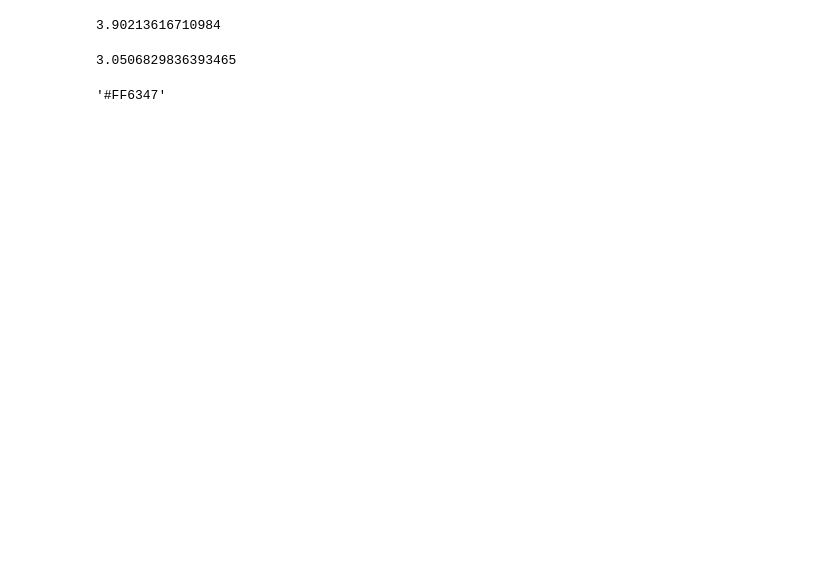
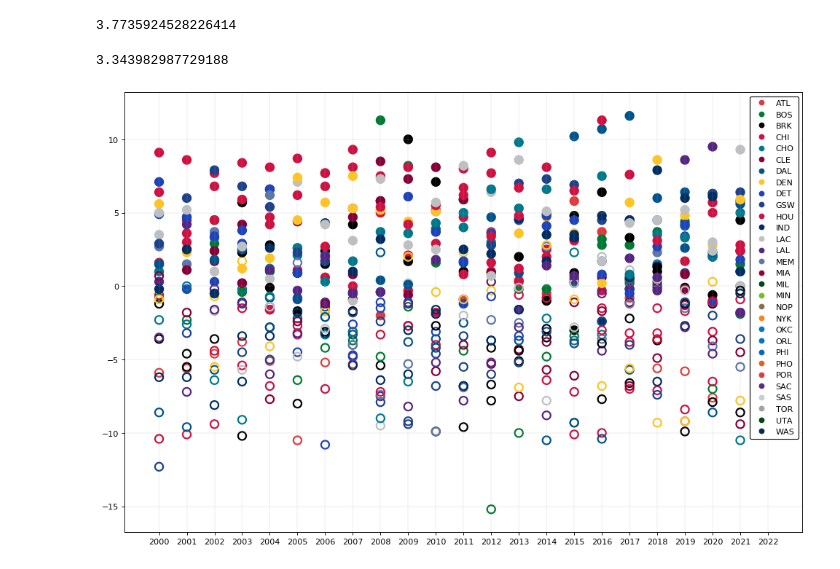
Before and after one commit to mibrahimfm/NBA-analysis, a Jupyter notebook: Net_Rating_Analysys.ipynb, the cells around one changed output. Saved outputs shown, nothing was run; the diff lists cells and outputs as text; code cells hidden in the pictures; blank space fills up the shorter version.

```diff
--- a/Net_Rating_Analysys.ipynb
+++ b/Net_Rating_Analysys.ipynb
@@ -227,17 +222,14 @@ print(teams_above_avg)
 # %%
 teams_net_rating = {}
 
-for team in CURRENT_TEAMS:
+for team in UC.CURRENT_TEAMS:
     teams_net_rating[team] = [[], []]
 
-for team in CURRENT_TEAMS:
+for team in UC.CURRENT_TEAMS:
     for ratings in rating_diff_by_seasons:
         team_in_rating = list(filter(lambda x: x[0] == team, ratings))
-        print(team_in_rating)
         if team_in_rating:
             net_rating = team_in_rating[0][1][0]
             made_playoffs = team_in_rating[0][1][1]
             teams_net_rating[team][0].append(net_rating)
             teams_net_rating[team][1].append(made_playoffs)
-
-teams_net_rating["BRK"]
@@ -279,14 +236,13 @@ teams_net_rating["BRK"]
 # %%
 team_playoff_counter = {}
 
-for team in CURRENT_TEAMS:
+for team in UC.CURRENT_TEAMS:
     team_playoff_counter[team] = 0
 
-for i in range(len(SEASONS)):
+for i in range(len(UC.SEASONS)):
     for index, row in adv_team_dfs[i].iterrows():
-        if row["Team"] in CURRENT_TEAMS:
+        if row["Team"] in UC.CURRENT_TEAMS:
             if row["Made_Playoffs"]:
                 team_playoff_counter[row["Team"]] += 1
 
 team_playoff_counter = sorted(team_playoff_counter.items(), key=lambda x : x[1], reverse=True)
-team_playoff_counter
@@ -311,22 +249,11 @@ team_playoff_counter
 # %%
-wc_playoff_counter = list(filter(lambda x : x[0] in WESTERN_CONF_TEAMS, team_playoff_counter))
-wc_playoff_counter
+wc_playoff_counter = list(filter(lambda x : x[0] in UC.WESTERN_CONF_TEAMS, team_playoff_counter))
 
-wc_aux = [p[1] for p in wc_playoff_counter]
-
-std(wc_aux)
+std([p[1] for p in wc_playoff_counter])
 # %% [output]
-3.90213616710984
+3.7735924528226414
 # %%
-ec_playoff_counter = list(filter(lambda x : x[0] in EASTERN_CONF_TEAMS, team_playoff_counter))
-ec_playoff_counter
-
-ec_aux = [p[1] for p in ec_playoff_counter]
-
-std(ec_aux)
+ec_playoff_counter = list(filter(lambda x : x[0] in UC.EASTERN_CONF_TEAMS, team_playoff_counter))
+std([p[1] for p in ec_playoff_counter])
 # %% [output]
-3.0506829836393465
+3.343982987729188
-# %%
-mcolors.CSS4_COLORS['tomato']
-# %% [output]
-'#FF6347'
@@ -339,3 +260,29 @@ colors = ['b', 'g', 'r', 'm', 'y']
+# %%
+plt.figure(figsize=(15, 10), dpi=80)
+i = 0
+for team in UC.CURRENT_TEAMS:
+    seasons_team = len(teams_net_rating[team][0])
+    total_analyzed_seasons = len(UC.SEASONS)
+    if seasons_team < total_analyzed_seasons:
+        for i in range(total_analyzed_seasons - seasons_team):
+            teams_net_rating[team][0].insert(0, None)
+            teams_net_rating[team][1].insert(0, None)
+
+    made_playoffs = np.array(teams_net_rating[team][1])
+    col = np.where(made_playoffs==True, UC.CURRENT_TEAM_COLORS[i], 'none')
+
+    plt.scatter(UC.SEASONS, teams_net_rating[team][0], s=100, edgecolor=UC.CURRENT_TEAM_COLORS[i], facecolor=col, lw = 2, label=team)
+
+    i += 1
+
+plt.grid(lw=0.2)
+plt.xticks(UC.SEASONS)
+handles, labels = plt.gca().get_legend_handles_labels()
+new_handles = [Line2D([0], [0], marker='o', markerfacecolor=x, markeredgecolor=x, ls='') for x in UC.CURRENT_TEAM_COLORS]
+plt.legend(new_handles, labels, markerscale=1, edgecolor='black', fontsize=10, loc='upper right', frameon=True, framealpha=1)
+plt.show()
+# %% [output]
+[figure, added]
 # %%
 plt.figure(figsize=(15, 10), dpi=80)
 i = 0
```
Also changed, not shown: parts of 32 cells of this notebook, 1 other file.
